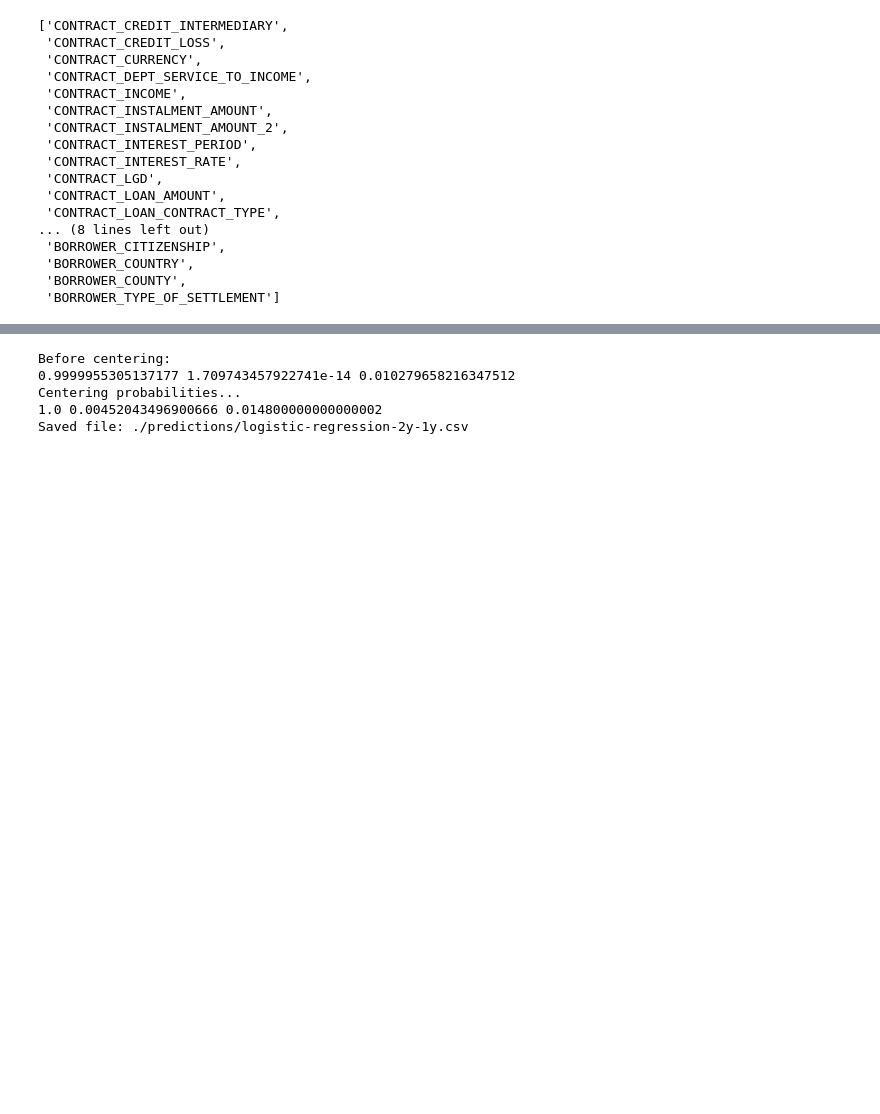
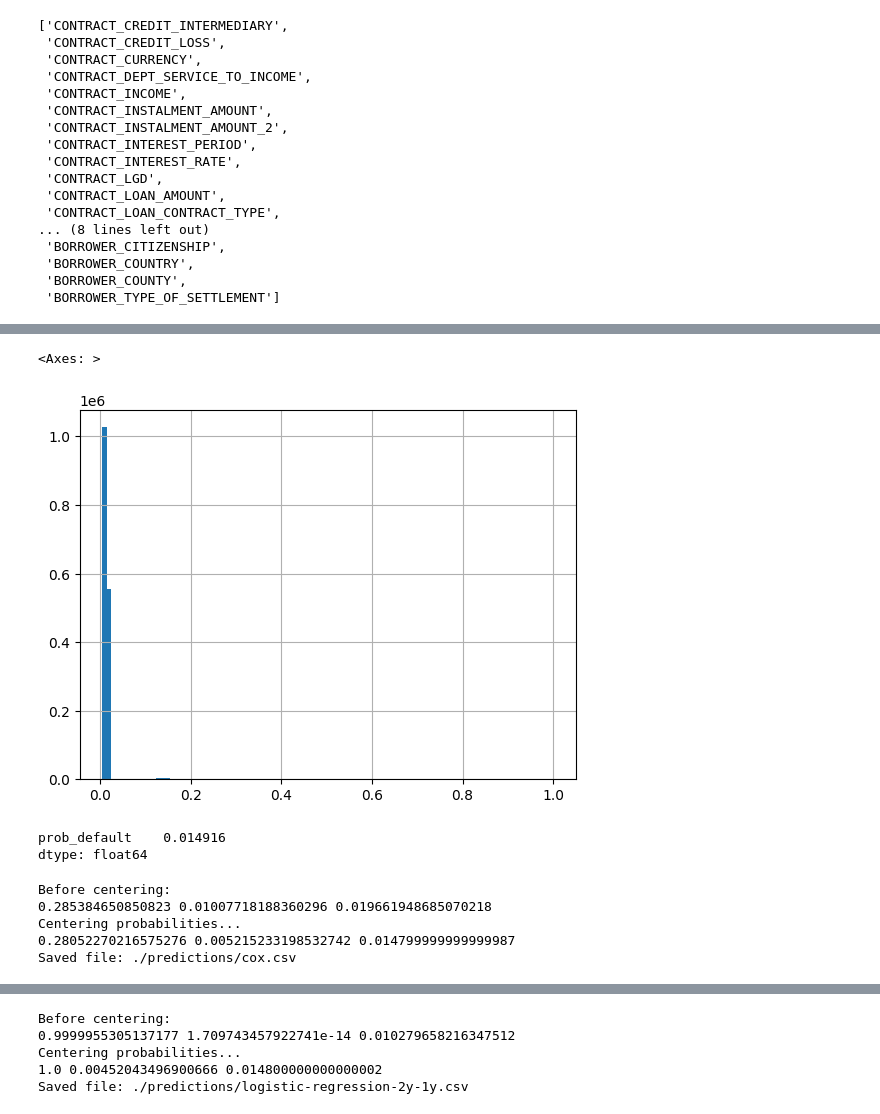
Before and after one commit to hakatiki/Dataracing-MNB, a Jupyter notebook: logistic-regression-borrower-contract.ipynb, the cells around one changed output, grey strips where cells are left out. Drawn from its saved outputs; the diff is of its cells as text; code cells hidden in the pictures; blank space fills up the shorter version.

```diff
--- a/logistic-regression-borrower-contract.ipynb
+++ b/logistic-regression-borrower-contract.ipynb
@@ -51,9 +63,4 @@ date_variables = ['CONTRACT_DATE_OF_LOAN_AGREEMENT', 'CONTRACT_MATURITY_DATE']
 # %%
-training_data['TARGET_EVENT_DAY_DATETIME'] = pd.to_datetime(training_data['TARGET_EVENT_DAY'])
-training_data['CONTRACT_DATE_OF_LOAN_AGREEMENT_DATETIME'] = pd.to_datetime(training_data['CONTRACT_DATE_OF_LOAN_AGREEMENT'])
-
-training_data['DAY_DIFF'] = (training_data['TARGET_EVENT_DAY_DATETIME'] - training_data['CONTRACT_DATE_OF_LOAN_AGREEMENT_DATETIME']).dt.days
-
 def create_binary_target_column(dataframe, column_name, event, day_diff_upper_limit):
     dataframe[column_name] = np.where(
         (dataframe['TARGET_EVENT'] == event) &
@@ -66,8 +73,6 @@ def create_binary_target_column(dataframe, column_name, event, day_diff_upper_li
 timeframes = {
     'TARGET_EVENT_BINARY_2Y': 730,
     'TARGET_EVENT_BINARY_1Y': 365,
-    'TARGET_EVENT_BINARY_18M': 365 + 365//2,
-    'TARGET_EVENT_BINARY_9M': 365//4*3,
     'TARGET_EVENT_BINARY_6M': 365//2,
 }
 
@@ -76,7 +81,7 @@ for column_name, days in timeframes.items():
 
 
 target_event_binary_columns = []
-for i in range(6):
+for i in range(26):
     start_day = 273 + i * 30
     column_header = 'TARGET_EVENT_BINARY_' + str(start_day) + 'D'
     training_data[column_header] = np.where(
@@ -87,5 +92,7 @@ for i in range(6):
         0
     )
     target_event_binary_columns.append(column_header)
-
-training_data.drop('DAY_DIFF', axis=1, inplace=True)
+# %%
+from datetime import datetime
+current_date = datetime.strptime('2018-01-01', '%Y-%m-%d')
+training_data['DAY_DIFF'].fillna((current_date - training_data['CONTRACT_DATE_OF_LOAN_AGREEMENT_DATETIME']).dt.days, inplace=True)
@@ -193,3 +321,22 @@ def significant_features(df, variables, target, model1=LogisticRegression(), sca
+# %%
+predicted_defaults['prob_default'].hist(bins=100)
+# %% [output]
+<Axes: >
+[figure, added]
+# %%
+predicted_defaults.mean()
+# %% [output]
+prob_default    0.014916
+dtype: float64
+# %%
+training_data['COX_PROBA'] = predicted_defaults['prob_default']
+submission = create_submission_file(training_data, 'COX_PROBA', data_submission_example, filename='./predictions/cox.csv')
+# %% [output]
+Before centering:
+0.285384650850823 0.01007718188360296 0.019661948685070218
+Centering probabilities...
+0.28052270216575276 0.005215233198532742 0.014799999999999987
+Saved file: ./predictions/cox.csv
 # %%
 def combined_probability(s):
     if len(s) == 2:
```
Also changed, not shown: parts of 53 cells of this notebook, 9 other files.
